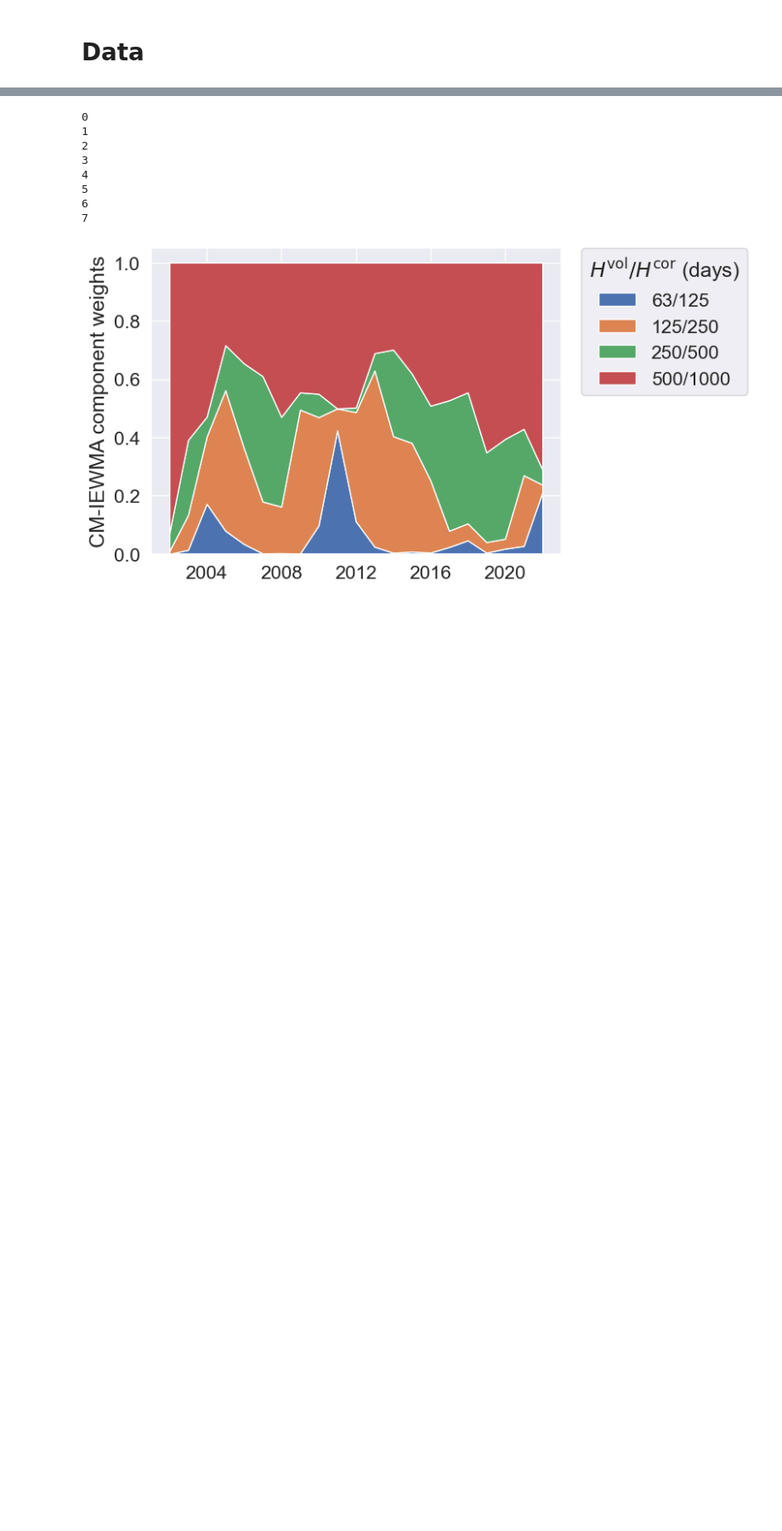
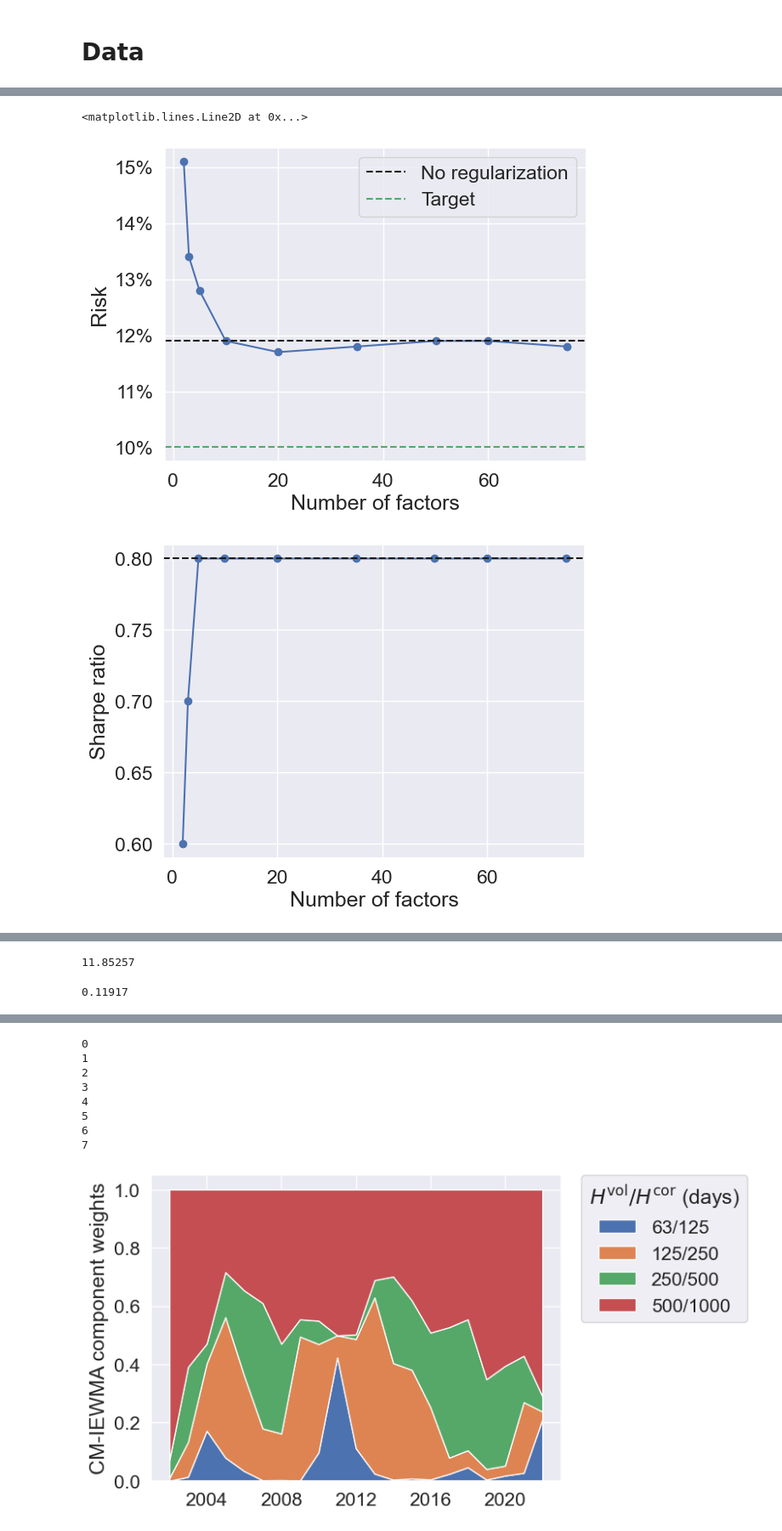
Before and after one commit to cvxgrp/cov_pred_finance, a Jupyter notebook: experiments/extensions/large_universes.ipynb, the cells around one changed output, grey strips where cells are left out. Shown at 85% size. Drawn from its saved outputs; the diff is of its cells as text; code cells hidden in the pictures; blank space fills up the shorter version.

```diff
--- a/experiments/extensions/large_universes.ipynb
+++ b/experiments/extensions/large_universes.ipynb
@@ -48,0 +427,38 @@ ll_r5 = pd.read_csv("results/after_comb_ll_r=1.csv")
+# %%
+risks = [15.1, 13.4, 12.8, 11.9, 11.7, 11.8, 11.9, 11.9, 11.8]
+risk_no_reg = 11.9
+sharpe_ratios = [0.6, 0.7, 0.8,0.8,0.8,0.8,0.8,0.8,0.8]
+SR_no_reg = 0.8
+drawdowns = [53, 47, 42, 39, 41, 42, 42, 42, 42]
+drawdown_no_reg = 42
+
+ranks = [2, 3, 5, 10, 20, 35, 50, 60, 75]
+
+plt.figure()
+plt.plot(ranks, risks, marker="o")
+plt.xlabel("Number of factors")
+plt.ylabel("Risk")
+plt.axhline(risk_no_reg, c="k", ls="--", label="No regularization")
+plt.axhline(10, c="g", ls="--", label="Target")
+# Add percentage sign to yticks
+vals = plt.gca().get_yticks()
+plt.gca().set_yticklabels(['{:,.0%}'.format(x/100) for x in vals])
+plt.legend()
+
+plt.figure()
+plt.plot(ranks, sharpe_ratios, marker="o")
+plt.xlabel("Number of factors")
+plt.ylabel("Sharpe ratio")
+plt.axhline(SR_no_reg, c="k", ls="--", label="No regularization")
+
+plt.figure()
+plt.plot(ranks, drawdowns, marker="o")
+plt.xlabel("Number of factors")
+plt.ylabel("Drawdown")
+vals = plt.gca().get_yticks()
+plt.gca().set_yticklabels(['{:,.0%}'.format(x/100) for x in vals])
+plt.axhline(drawdown_no_reg, c="k", ls="--", label="No regularization")
+# %% [output]
+<matplotlib.lines.Line2D at 0x...>
+[figure, added]
+[figure, added]
@@ -48,0 +469,8 @@ ll_r5 = pd.read_csv("results/after_comb_ll_r=1.csv")
+# %%
+118525.7 / 100**2
+# %% [output]
+11.85257
+# %%
+1191.7 / 100**2
+# %% [output]
+0.11917
```
Also changed, not shown: parts of 50 cells of this notebook, 28 other files.
